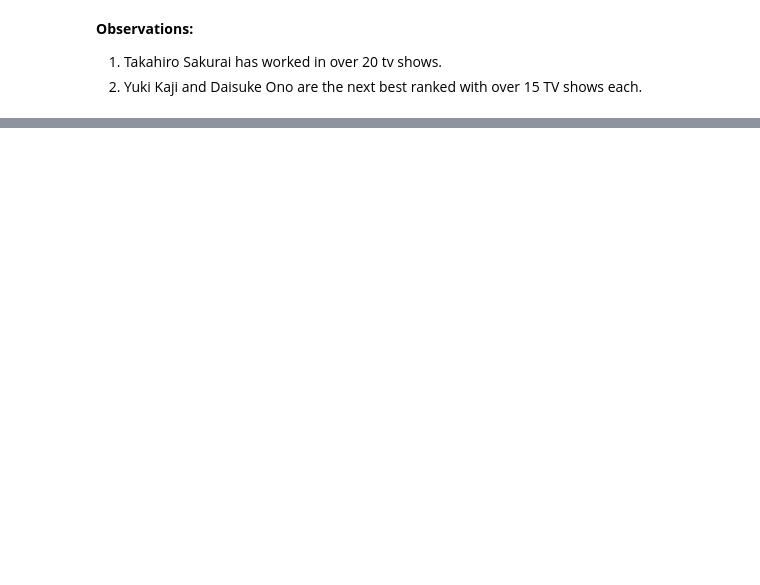
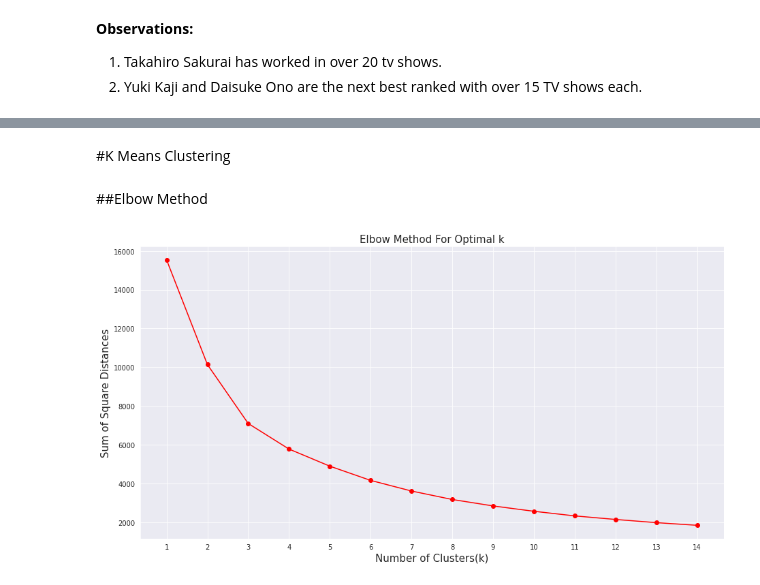
Before and after one commit to keerthibehara/Netflix_Movies_And_TV_Shows_Clustering, a Jupyter notebook: NETFLIX_MOVIES_AND_TV_SHOWS_CLUSTERING_B_Sai_Keerthi.ipynb, the cells around one changed output, grey strips where cells are left out. Cells and saved outputs as stored; diff of their text form; code cells hidden in the pictures; blank space fills up the shorter version.

```diff
--- a/NETFLIX_MOVIES_AND_TV_SHOWS_CLUSTERING_B_Sai_Keerthi.ipynb
+++ b/NETFLIX_MOVIES_AND_TV_SHOWS_CLUSTERING_B_Sai_Keerthi.ipynb
@@ -660,0 +753,12 @@ Text(0, 0.5, 'Count of movies')
+# %%
+#Applying the function
+df['description'] = df['description'].apply(stemming)
+df['genres']=df['genres'].apply(stemming)
+# %%
+# Creating a function to get text length
+def length(text):
+    return len(text)
+# %%
+#Applying the function
+df['length']=df['description'].apply(length)
+df['gen_length']=df['genres'].apply(length)
@@ -660,0 +774,32 @@ Text(0, 0.5, 'Count of movies')
+# %%
+# Standardizing the lengths
+X_new=df[['length','gen_length']]
+scaler_new=preprocessing.StandardScaler()
+X_new1=scaler_new.fit_transform(X_new)
+X=X_new1
+# %% [markdown]
+#K Means Clustering
+# %% [markdown]
+##Elbow Method
+# %%
+# Create a list
+list_1 = []
+
+# for loop to append kmeans inertia values
+for k in range(1,15):
+    kmeans = KMeans(n_clusters=k)
+    kmeans.fit(X)
+    list_1.append(kmeans.inertia_)
+
+#Plot linegraph
+plt.figure(figsize=(13,7))
+
+plt.plot(range(1,15),list_1,"-o", color='red')
+plt.grid(True)
+plt.xlabel("Number of Clusters(k)",fontsize=15)
+plt.ylabel("Sum of Square Distances",fontsize=15)
+plt.title("Elbow Method For Optimal k",fontsize=15)
+plt.xticks(range(1,15))
+plt.tight_layout()
+# %% [output]
+[figure, added]
```
Also changed, not shown: parts of 35 cells of this notebook.
